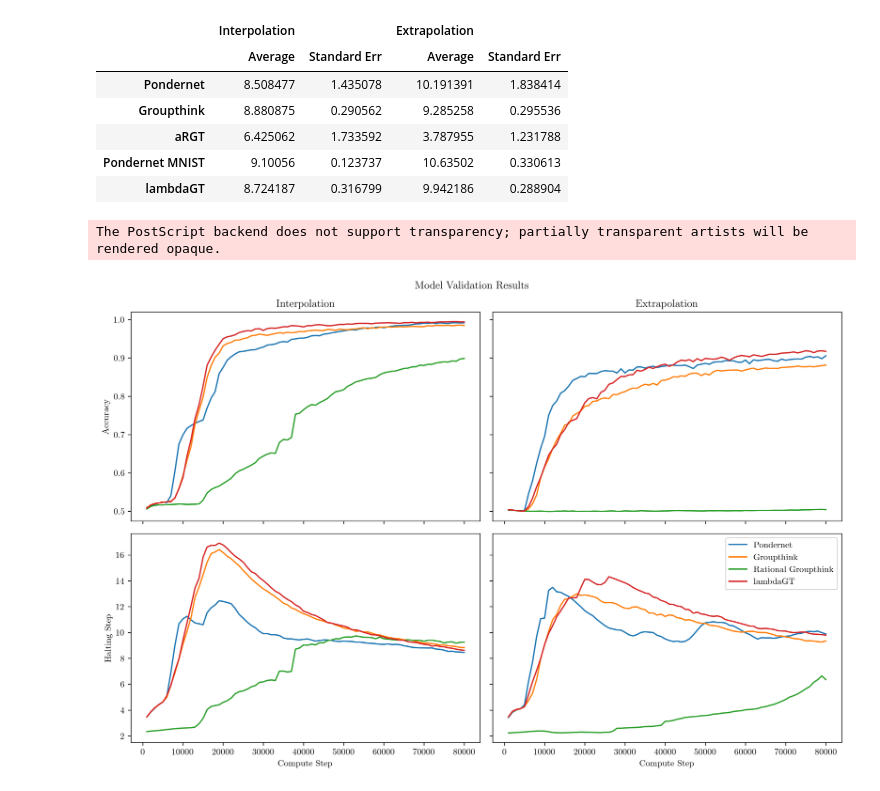
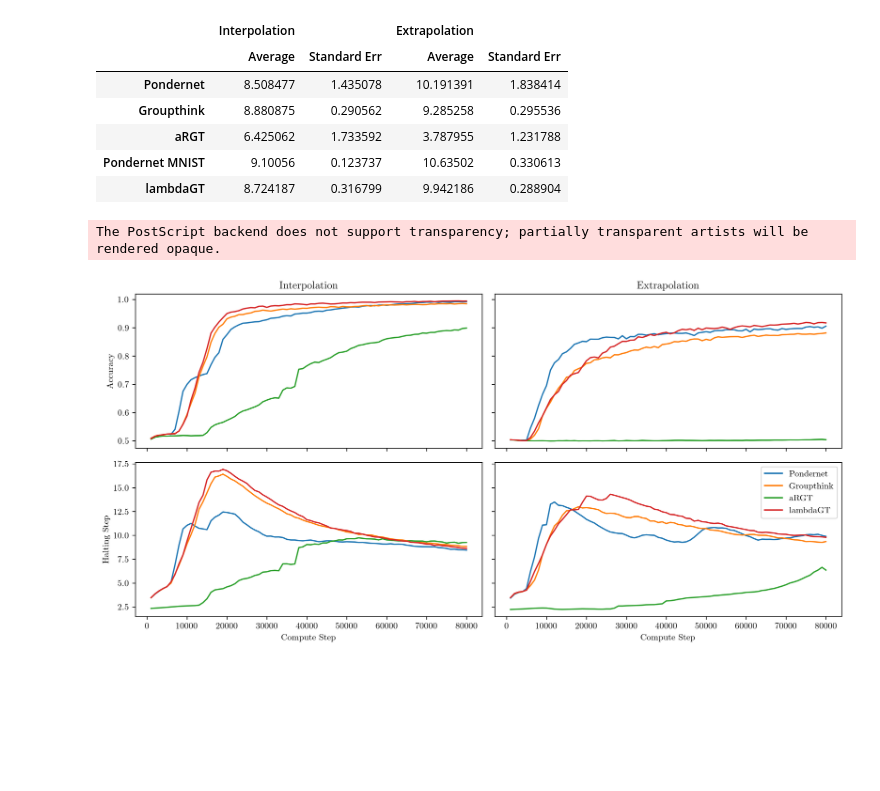
Before and after one commit to thesofakillers/ponder-bayes, a Jupyter notebook: notebooks/accuracies.ipynb, the cells around one changed output. Drawn from its saved outputs; the diff is of its cells as text; code cells hidden in the pictures; blank space fills up the shorter version.

Commit message:
Modified figure size

```diff
--- a/notebooks/accuracies.ipynb
+++ b/notebooks/accuracies.ipynb
@@ -165,33 +164,32 @@ Scalar test/halting_step:
 # %%
 # plotting time series of training for comparison across models
 scalars = ['val/accuracy_halted_step', 'val/halting_step']
 models = {"pondernet" : "Pondernet",
           "groupthink" : "Groupthink",
-          "aRGT" : "Rational Groupthink",
+          "aRGT" : "aRGT",
           "lambdaGT" : "lambdaGT"}
 to_graph = get_metrics("timeseries", scalars, models)
-f, axs = plt.subplots(len(tasks), len(scalars), dpi=300, figsize=(12, 8), sharey="row", sharex="col")
+f, axs = plt.subplots(len(tasks), len(scalars), dpi=300, figsize=(12, 6), sharey="row", sharex="col")
 for i, t in enumerate(tasks):
     for j, s in enumerate(scalars):
         for m in models.keys():
             data = to_graph[t][s][m]
             data.rename(columns={"Average": models[m]}, inplace=True)
             data[models[m]].plot(ax=axs[j,i], grid = False, style=["-"])
             if i % 2 == 0:
                 if j % 2 == 0:
                     axs[j,i].set_ylabel("Accuracy")
                 else:
                     axs[j,i].set_ylabel("Halting Step")
     axs[0,i].set_title(t.title())
     axs[1,i].set_xlabel("Compute Step")
 axs[1,1].legend()
-plt.suptitle('Model Validation Results')
 plt.tight_layout()
 plt.savefig("../reports/figures/val_results.eps", bbox_inches='tight')
 plt.show()
 # %% [output]
 The PostScript backend does not support transparency; partially transparent artists will be rendered opaque.
-[figure, old version]
+[figure, new version]
 # %%
 # plot accuracy curves and halting steps for not crashed aRGTs
 scalars = ['val/accuracy_halted_step', 'val/halting_step']
```
Also changed, not shown: parts of 3 cells of this notebook, 2 other files.
